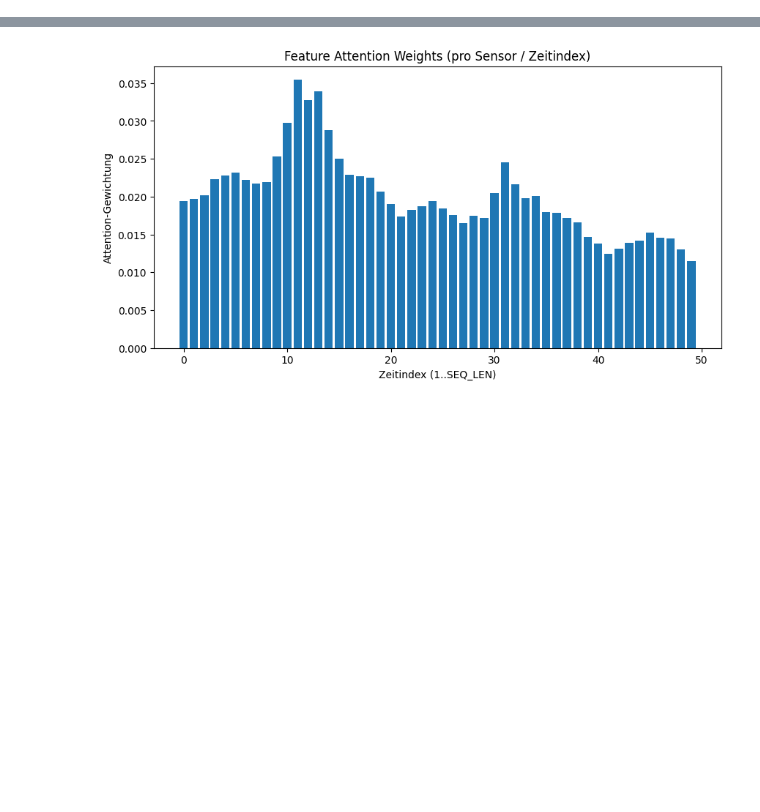
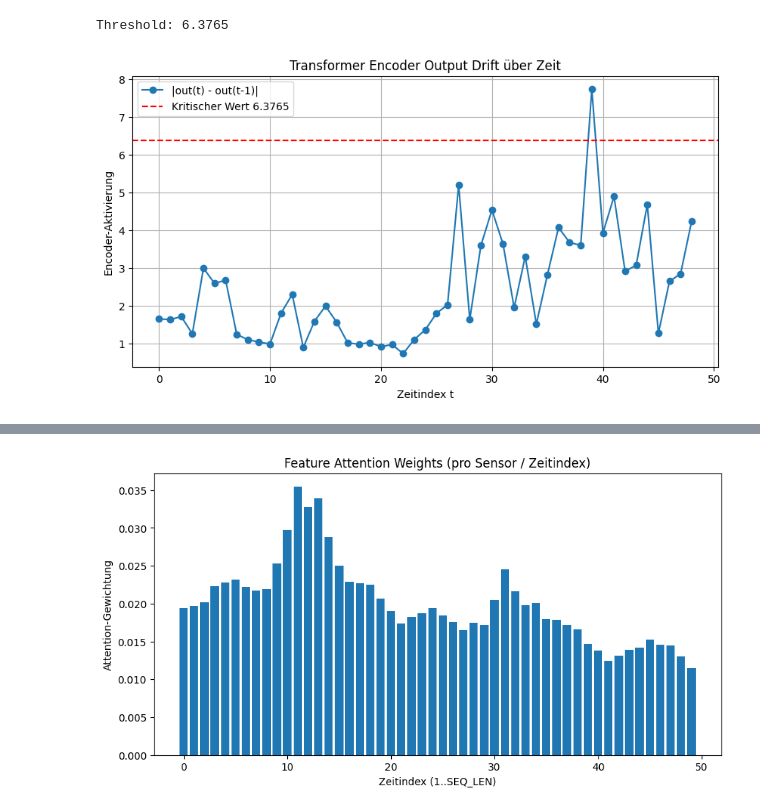
Before and after one commit to VolliBinJackson/gas-sensor-classification, a Jupyter notebook: Transformer.ipynb, the cells around one changed output, grey strips where cells are left out. Saved outputs shown, nothing was run; the diff lists cells and outputs as text; code cells hidden in the pictures; blank space fills up the shorter version.

Commit message:
Added Drift analysis of internal model state

```diff
--- a/Transformer.ipynb
+++ b/Transformer.ipynb
@@ -294,0 +339,7 @@ Model saved to transformer.pth
+# %%
+# Driftanalyse
+sample_seq = X_test_seq[100]
+diffs, critical = analyze_hidden_drift(model, sample_seq, device)
+# %% [output]
+Threshold: 6.3765
+[figure, added]
```
Also changed, not shown: parts of 4 cells of this notebook, 1 other file.
